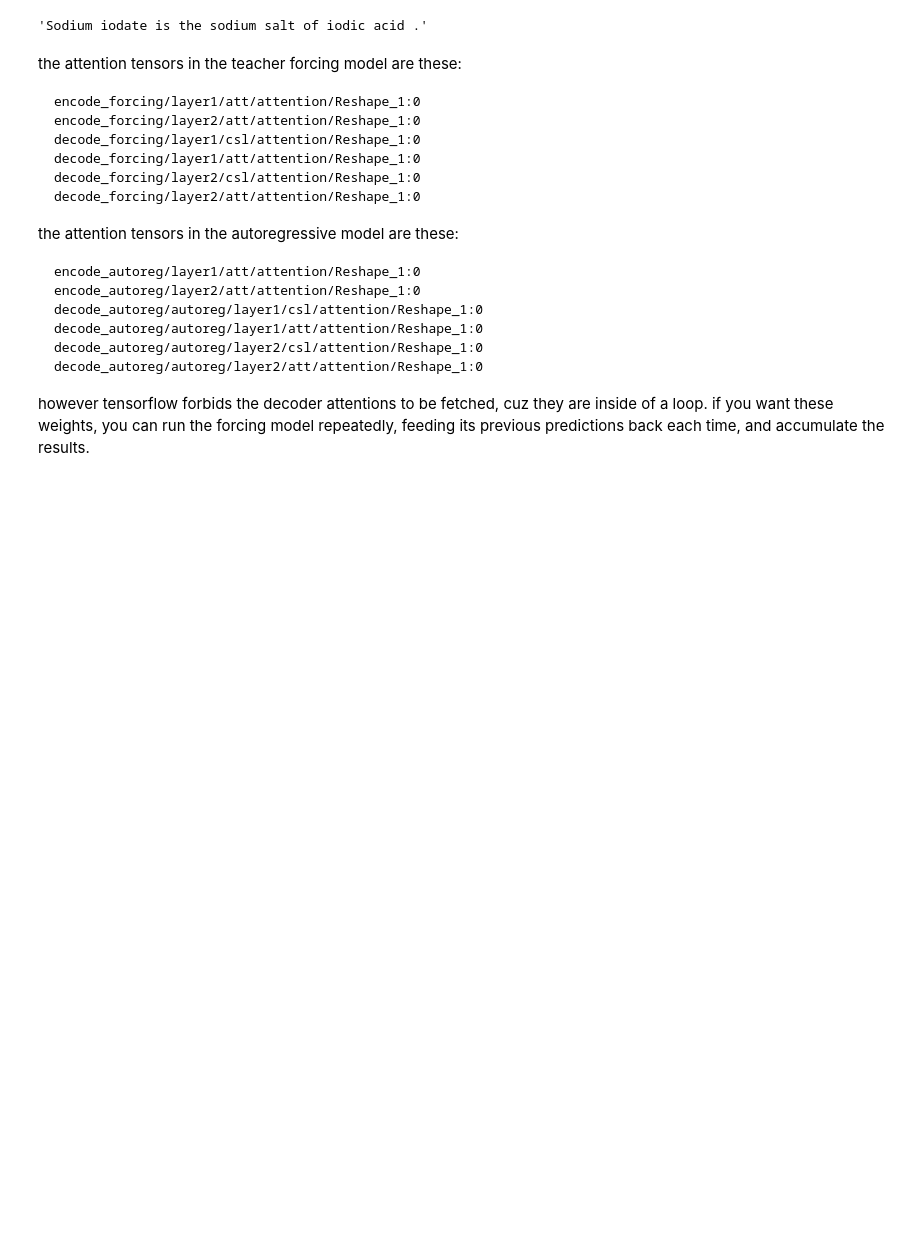
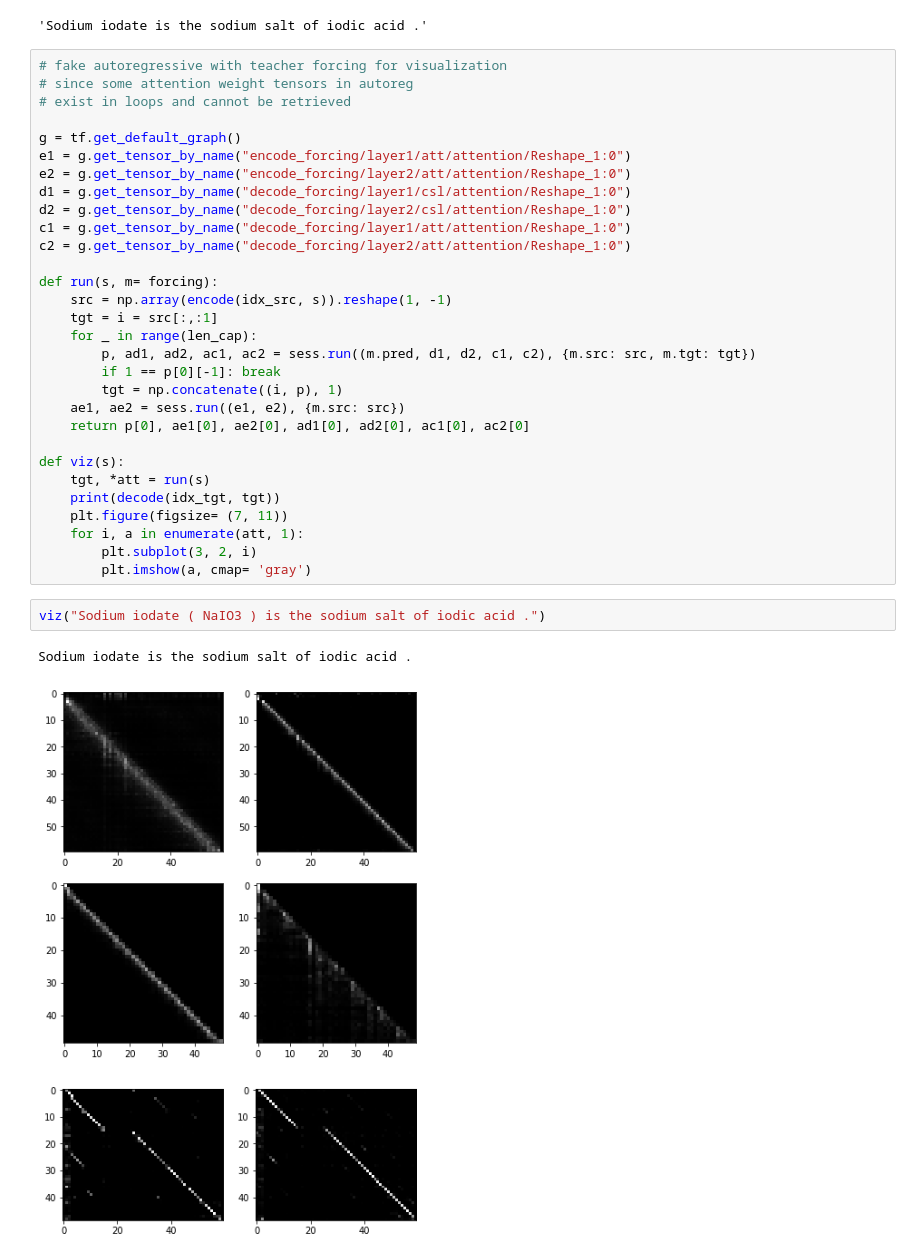
Before and after one commit to srewai/explicharr, a Jupyter notebook: src/showcase.ipynb, the cells around one changed output. Cells and saved outputs as stored; diff of their text form; blank space fills up the shorter version.

Commit message:
attention visualization

````diff
--- a/src/showcase.ipynb
+++ b/src/showcase.ipynb
@@ -44,26 +44,38 @@ def auto(s, m= autoreg, idx_src= idx_src, idx_tgt= idx_tgt, len_cap= len_cap):
 auto("Sodium iodate ( NaIO3 ) is the sodium salt of iodic acid .")
 # %% [output]
 'Sodium iodate is the sodium salt of iodic acid .'
-# %% [markdown]
-the attention tensors in the teacher forcing model are these:
-```
-encode_forcing/layer1/att/attention/Reshape_1:0
-encode_forcing/layer2/att/attention/Reshape_1:0
-decode_forcing/layer1/csl/attention/Reshape_1:0
-decode_forcing/layer1/att/attention/Reshape_1:0
-decode_forcing/layer2/csl/attention/Reshape_1:0
-decode_forcing/layer2/att/attention/Reshape_1:0
-```
-
-the attention tensors in the autoregressive model are these:
-```
-encode_autoreg/layer1/att/attention/Reshape_1:0
-encode_autoreg/layer2/att/attention/Reshape_1:0
-decode_autoreg/autoreg/layer1/csl/attention/Reshape_1:0
-decode_autoreg/autoreg/layer1/att/attention/Reshape_1:0
-decode_autoreg/autoreg/layer2/csl/attention/Reshape_1:0
-decode_autoreg/autoreg/layer2/att/attention/Reshape_1:0
-```
-
-however tensorflow forbids the decoder attentions to be fetched, cuz they are inside of a loop.
-if you want these weights, you can run the forcing model repeatedly, feeding its previous predictions back each time, and accumulate the results.
+# %%
+# fake autoregressive with teacher forcing for visualization
+# since some attention weight tensors in autoreg
+# exist in loops and cannot be retrieved
+
+g = tf.get_default_graph()
+e1 = g.get_tensor_by_name("encode_forcing/layer1/att/attention/Reshape_1:0")
+e2 = g.get_tensor_by_name("encode_forcing/layer2/att/attention/Reshape_1:0")
+d1 = g.get_tensor_by_name("decode_forcing/layer1/csl/attention/Reshape_1:0")
+d2 = g.get_tensor_by_name("decode_forcing/layer2/csl/attention/Reshape_1:0")
+c1 = g.get_tensor_by_name("decode_forcing/layer1/att/attention/Reshape_1:0")
+c2 = g.get_tensor_by_name("decode_forcing/layer2/att/attention/Reshape_1:0")
+
+def run(s, m= forcing):
+    src = np.array(encode(idx_src, s)).reshape(1, -1)
+    tgt = i = src[:,:1]
+    for _ in range(len_cap):
+        p, ad1, ad2, ac1, ac2 = sess.run((m.pred, d1, d2, c1, c2), {m.src: src, m.tgt: tgt})
+        if 1 == p[0][-1]: break
+        tgt = np.concatenate((i, p), 1)
+    ae1, ae2 = sess.run((e1, e2), {m.src: src})
+    return p[0], ae1[0], ae2[0], ad1[0], ad2[0], ac1[0], ac2[0]
+
+def viz(s):
+    tgt, *att = run(s)
+    print(decode(idx_tgt, tgt))
+    plt.figure(figsize= (7, 11))
+    for i, a in enumerate(att, 1):
+        plt.subplot(3, 2, i)
+        plt.imshow(a, cmap= 'gray')
+# %%
+viz("Sodium iodate ( NaIO3 ) is the sodium salt of iodic acid .")
+# %% [output]
+Sodium iodate is the sodium salt of iodic acid .
+[figure, added]
````
Also changed, not shown: parts of 10 cells of this notebook, 1 other file.
